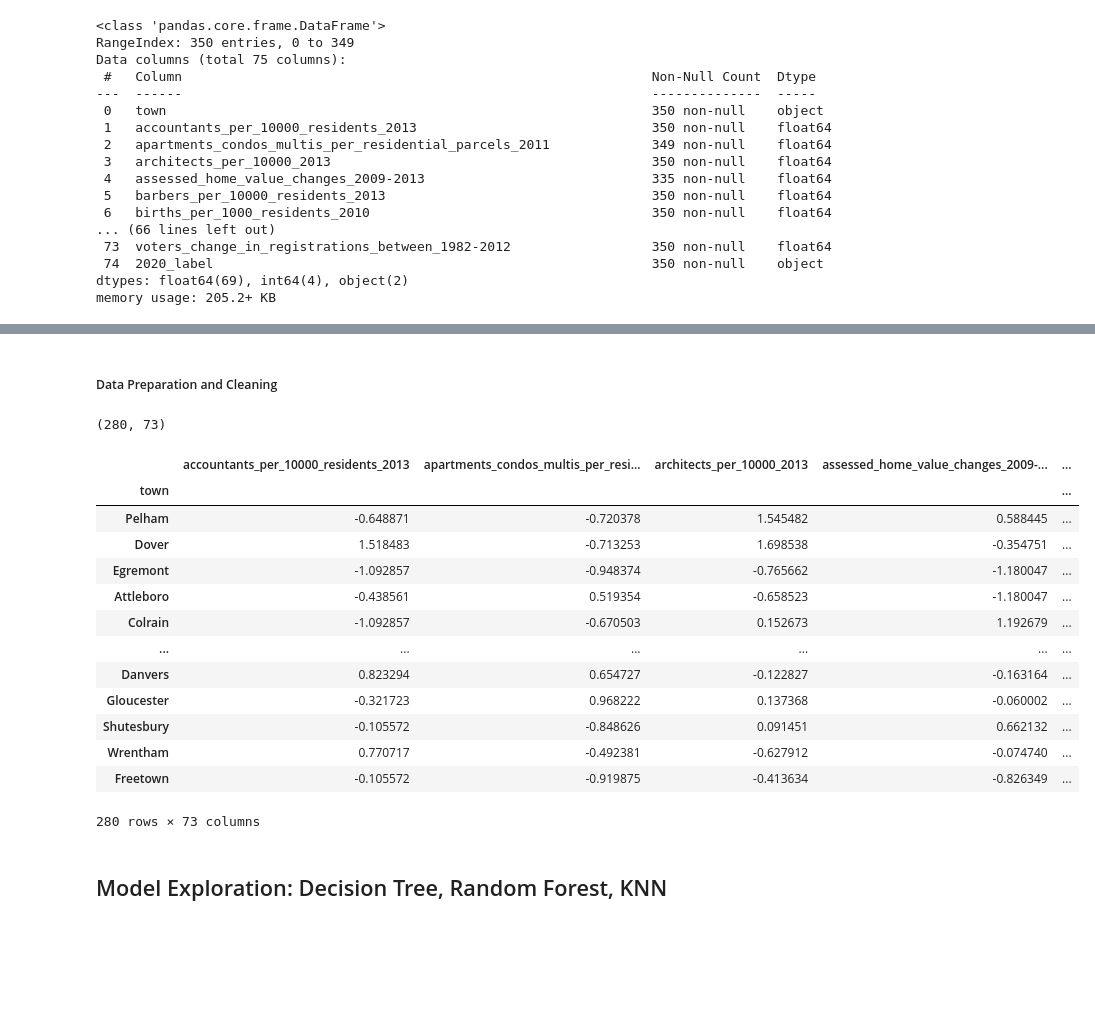
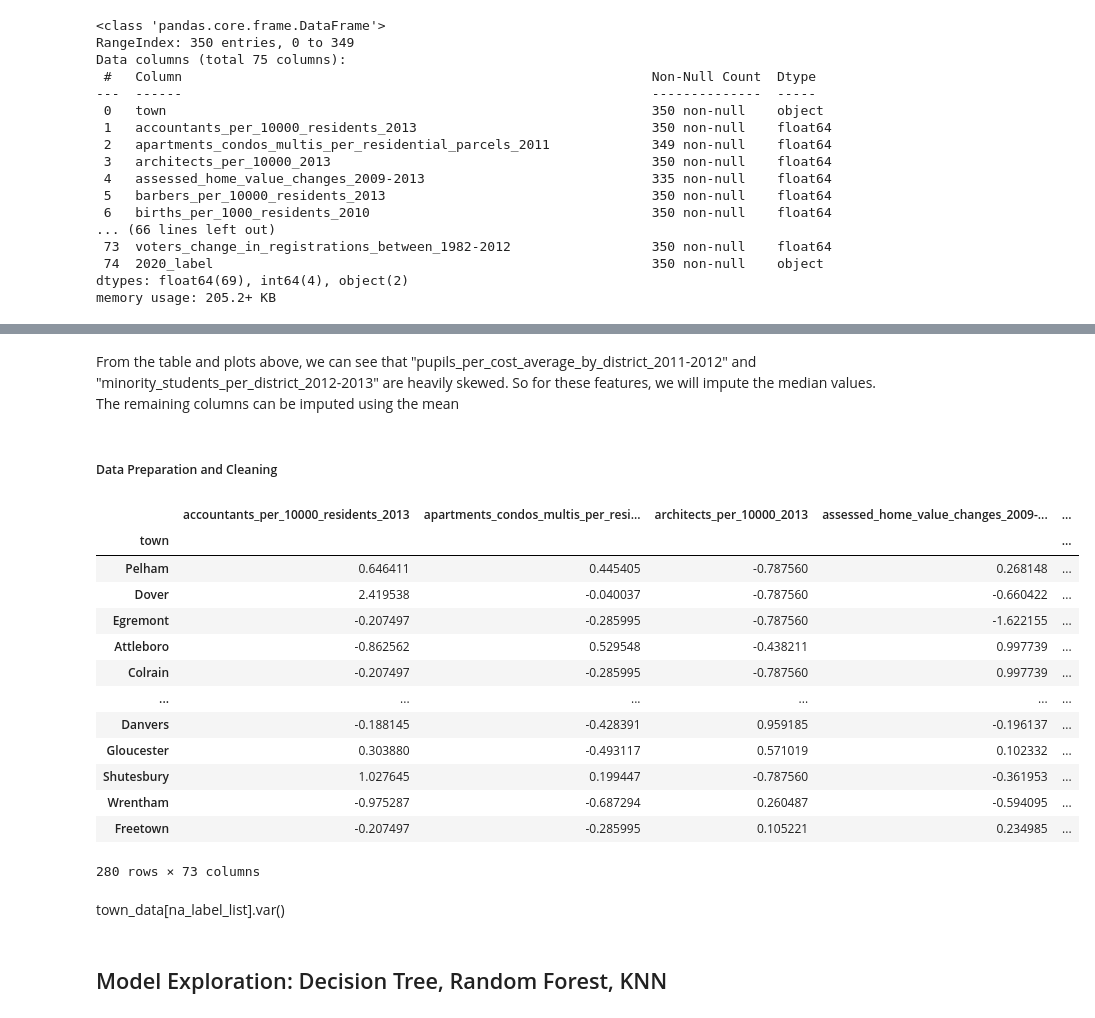
Before and after one commit to eric1anderson/2020-Election-Decision-Tree, a Jupyter notebook: ElectionDecisionTreeV2.ipynb, the cells around one changed output, grey strips where cells are left out. Drawn from its saved outputs; the diff is of its cells as text; code cells hidden in the pictures; blank space fills up the shorter version.

```diff
--- a/ElectionDecisionTreeV2.ipynb
+++ b/ElectionDecisionTreeV2.ipynb
@@ -40,3 +101,5 @@ memory usage: 205.2+ KB
+# %% [markdown]
+From the table and plots above, we can see that "pupils_per_cost_average_by_district_2011-2012" and	"minority_students_per_district_2012-2013" are heavily skewed. So for these features, we will impute the median values. The remaining columns can be imputed using the mean
 # %%
 town_labels = town_data["2020_label"]
 town_features = town_data.drop("2020_label", axis=1)
@@ -48,60 +111,75 @@ from sklearn.impute import SimpleImputer
 from sklearn.preprocessing import StandardScaler, OneHotEncoder, OrdinalEncoder
 from sklearn.compose import ColumnTransformer
 
 from sklearn.model_selection import train_test_split
 
 X_train, X_test, y_train, y_test = train_test_split(town_features, town_labels, test_size=0.2, random_state=42)
 
 
 
 # Town names are not useful for training, but will be needed later
 X_train_towns = X_train["town"]
 X_train = X_train.drop("town", axis=1)
 
 X_test_towns = X_test["town"]
 X_test = X_test.drop("town", axis=1)
-all_feature_names = list(X_train.columns)
+features = list(X_train.columns)
 
 
-# Replace missing values with median and standardize
-num_pipeline = Pipeline([
-    ('imputer', SimpleImputer(strategy="median")),
-    ('std_scaler', StandardScaler())
+# Separate median and mean features
+median_features = ["pupils_per_cost_average_by_district_2011-2012", "minority_students_per_district_2012-2013"]
+mean_features = list(set(features) - set(median_features))
+
+
+# Create median and mean pipelines with imputer and scaler
+median_pipeline = Pipeline([
+    ('median_imputer', SimpleImputer(strategy="median")),
+    ("std_scale", StandardScaler())
+])
+mean_pipeline = Pipeline([
+     ('mean_imputer', SimpleImputer(strategy="mean")),
+    ("std_scale", StandardScaler())
+
+])
+
+# Apply pipelines to specified columns
+column_transform = ColumnTransformer([
+    ("median_pipeline", median_pipeline, median_features),
+    ('mean_pipeline', mean_pipeline, mean_features)
 ])
 
 cat_pipeline = Pipeline([
     ('cat', OrdinalEncoder())
 ])
 
 y_train = y_train.values.reshape(-1,1) # Reformat y for pipeline
 y_test = y_test.values.reshape(-1,1)
+y_train_tr = cat_pipeline.fit_transform(y_train)
+y_test_tr = cat_pipeline.transform(y_test)
 
-X_train_tr = num_pipeline.fit_transform(X_train) # tranformed town data
+X_train_tr = column_transform.fit_transform(X_train) # transformed town data
+X_test_tr = column_transform.transform(X_test)
 
-X_test_tr = num_pipeline.fit_transform(X_test)
-y_train_tr = cat_pipeline.fit_transform(y_train)
-y_test_tr = cat_pipeline.fit_transform(y_test)
-print(X_train_tr.shape)
-#X_train_DF = pd.DataFrame(data=X_train_tr, index=[X_train_towns], columns=[X_train.columns])
 X_train_DF = pd.DataFrame(data=X_train_tr, index=[X_train_towns], columns=[X_train.columns])
 X_train_tr = X_train_DF
-X_train_tr
+display(X_train_tr)
 # %% [output]
+|  | accountants_per_10000_residents_2013 | apartments_condos_multis_per_resi... | architects_per_10000_2013 | assessed_home_value_changes_2009-... | ... |
+| town |  |  |  |  | ... |
+| Pelham | 0.646411 | 0.445405 | -0.787560 | 0.268148 | ... |
+| Dover | 2.419538 | -0.040037 | -0.787560 | -0.660422 | ... |
+| Egremont | -0.207497 | -0.285995 | -0.787560 | -1.622155 | ... |
+| Attleboro | -0.862562 | 0.529548 | -0.438211 | 0.997739 | ... |
+| Colrain | -0.207497 | -0.285995 | -0.787560 | 0.997739 | ... |
+| ... | ... | ... | ... | ... | ... |
+| Danvers | -0.188145 | -0.428391 | 0.959185 | -0.196137 | ... |
+| Gloucester | 0.303880 | -0.493117 | 0.571019 | 0.102332 | ... |
+| Shutesbury | 1.027645 | 0.199447 | -0.787560 | -0.361953 | ... |
+| Wrentham | -0.975287 | -0.687294 | 0.260487 | -0.594095 | ... |
+| Freetown | -0.207497 | -0.285995 | 0.105221 | 0.234985 | ... |
-(280, 73)
+280 rows × 73 columns
-|  | accountants_per_10000_residents_2013 | apartments_condos_multis_per_resi... | architects_per_10000_2013 | assessed_home_value_changes_2009-... | ... |
-| town |  |  |  |  | ... |
-| Pelham | -0.648871 | -0.720378 | 1.545482 | 0.588445 | ... |
-| Dover | 1.518483 | -0.713253 | 1.698538 | -0.354751 | ... |
-| Egremont | -1.092857 | -0.948374 | -0.765662 | -1.180047 | ... |
-| Attleboro | -0.438561 | 0.519354 | -0.658523 | -1.180047 | ... |
-| Colrain | -1.092857 | -0.670503 | 0.152673 | 1.192679 | ... |
-| ... | ... | ... | ... | ... | ... |
-| Danvers | 0.823294 | 0.654727 | -0.122827 | -0.163164 | ... |
-| Gloucester | -0.321723 | 0.968222 | 0.137368 | -0.060002 | ... |
-| Shutesbury | -0.105572 | -0.848626 | 0.091451 | 0.662132 | ... |
-| Wrentham | 0.770717 | -0.492381 | -0.627912 | -0.074740 | ... |
-| Freetown | -0.105572 | -0.919875 | -0.413634 | -0.826349 | ... |
-280 rows × 73 columns
+# %% [markdown]
+town_data[na_label_list].var()
 # %% [markdown]
 ## Model Exploration: Decision Tree, Random Forest, KNN
 # %%
```
Also changed, not shown: parts of 17 cells of this notebook, 3 other files.
